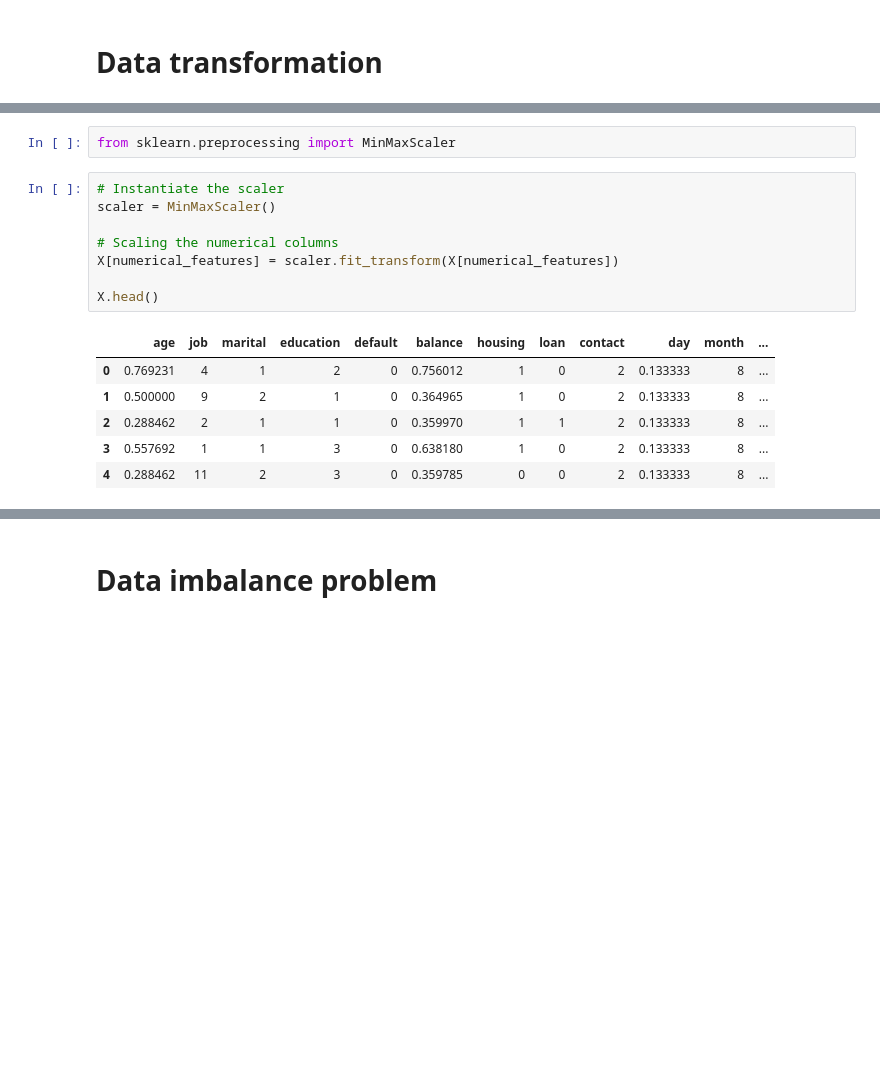
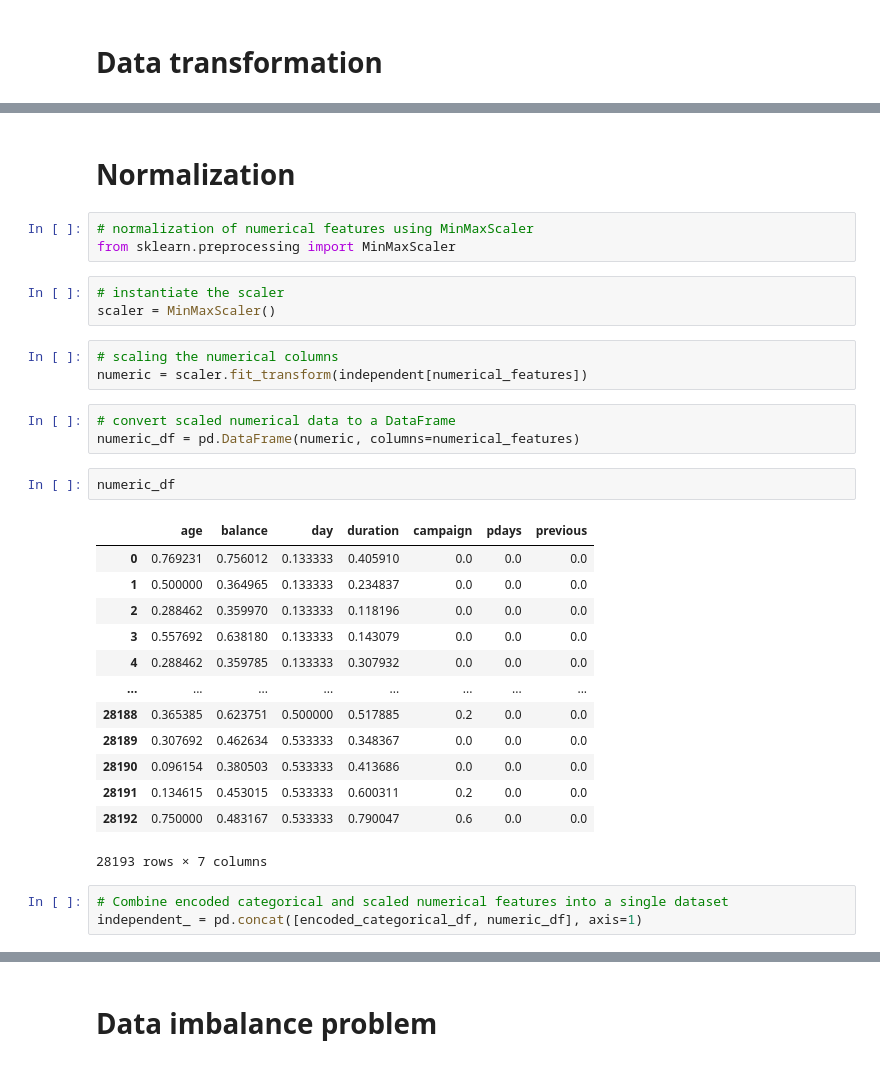
Before and after one commit to HirudikaAnupama/Predicting-Term-Deposit-Subscriptions, a Jupyter notebook: models/Predicting Term Deposit Subscriptions.ipynb, the cells around one changed output, grey strips where cells are left out. Drawn from its saved outputs; the diff is of its cells as text; blank space fills up the shorter version.

```diff
--- a/models/Predicting Term Deposit Subscriptions.ipynb
+++ b/models/Predicting Term Deposit Subscriptions.ipynb
@@ -478,17 +509,33 @@ X.head()
+# %% [markdown]
+# Normalization
 # %%
+# normalization of numerical features using MinMaxScaler
 from sklearn.preprocessing import MinMaxScaler
 # %%
-# Instantiate the scaler
+# instantiate the scaler
 scaler = MinMaxScaler()
-
-# Scaling the numerical columns
-X[numerical_features] = scaler.fit_transform(X[numerical_features])
-
-X.head()
-# %% [output]
-|  | age | job | marital | education | default | balance | housing | loan | contact | day | month | ... |
-| 0 | 0.769231 | 4 | 1 | 2 | 0 | 0.756012 | 1 | 0 | 2 | 0.133333 | 8 | ... |
-| 1 | 0.500000 | 9 | 2 | 1 | 0 | 0.364965 | 1 | 0 | 2 | 0.133333 | 8 | ... |
-| 2 | 0.288462 | 2 | 1 | 1 | 0 | 0.359970 | 1 | 1 | 2 | 0.133333 | 8 | ... |
-| 3 | 0.557692 | 1 | 1 | 3 | 0 | 0.638180 | 1 | 0 | 2 | 0.133333 | 8 | ... |
-| 4 | 0.288462 | 11 | 2 | 3 | 0 | 0.359785 | 0 | 0 | 2 | 0.133333 | 8 | ... |
+# %%
+# scaling the numerical columns
+numeric = scaler.fit_transform(independent[numerical_features])
+# %%
+# convert scaled numerical data to a DataFrame
+numeric_df = pd.DataFrame(numeric, columns=numerical_features)
+# %%
+numeric_df
+# %% [output]
+|  | age | balance | day | duration | campaign | pdays | previous |
+| 0 | 0.769231 | 0.756012 | 0.133333 | 0.405910 | 0.0 | 0.0 | 0.0 |
+| 1 | 0.500000 | 0.364965 | 0.133333 | 0.234837 | 0.0 | 0.0 | 0.0 |
+| 2 | 0.288462 | 0.359970 | 0.133333 | 0.118196 | 0.0 | 0.0 | 0.0 |
+| 3 | 0.557692 | 0.638180 | 0.133333 | 0.143079 | 0.0 | 0.0 | 0.0 |
+| 4 | 0.288462 | 0.359785 | 0.133333 | 0.307932 | 0.0 | 0.0 | 0.0 |
+| ... | ... | ... | ... | ... | ... | ... | ... |
+| 28188 | 0.365385 | 0.623751 | 0.500000 | 0.517885 | 0.2 | 0.0 | 0.0 |
+| 28189 | 0.307692 | 0.462634 | 0.533333 | 0.348367 | 0.0 | 0.0 | 0.0 |
+| 28190 | 0.096154 | 0.380503 | 0.533333 | 0.413686 | 0.0 | 0.0 | 0.0 |
+| 28191 | 0.134615 | 0.453015 | 0.533333 | 0.600311 | 0.2 | 0.0 | 0.0 |
+| 28192 | 0.750000 | 0.483167 | 0.533333 | 0.790047 | 0.6 | 0.0 | 0.0 |
+28193 rows × 7 columns
+# %%
+# Combine encoded categorical and scaled numerical features into a single dataset
+independent_ = pd.concat([encoded_categorical_df, numeric_df], axis=1)
```
Also changed, not shown: parts of 25 cells of this notebook.
